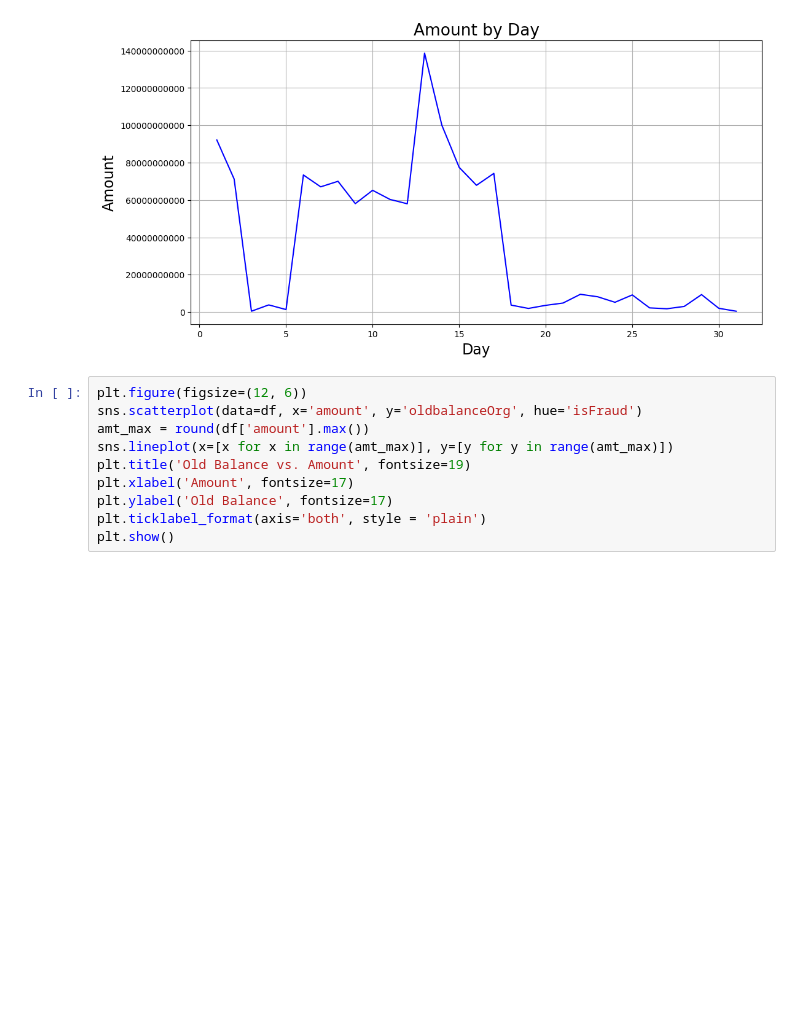
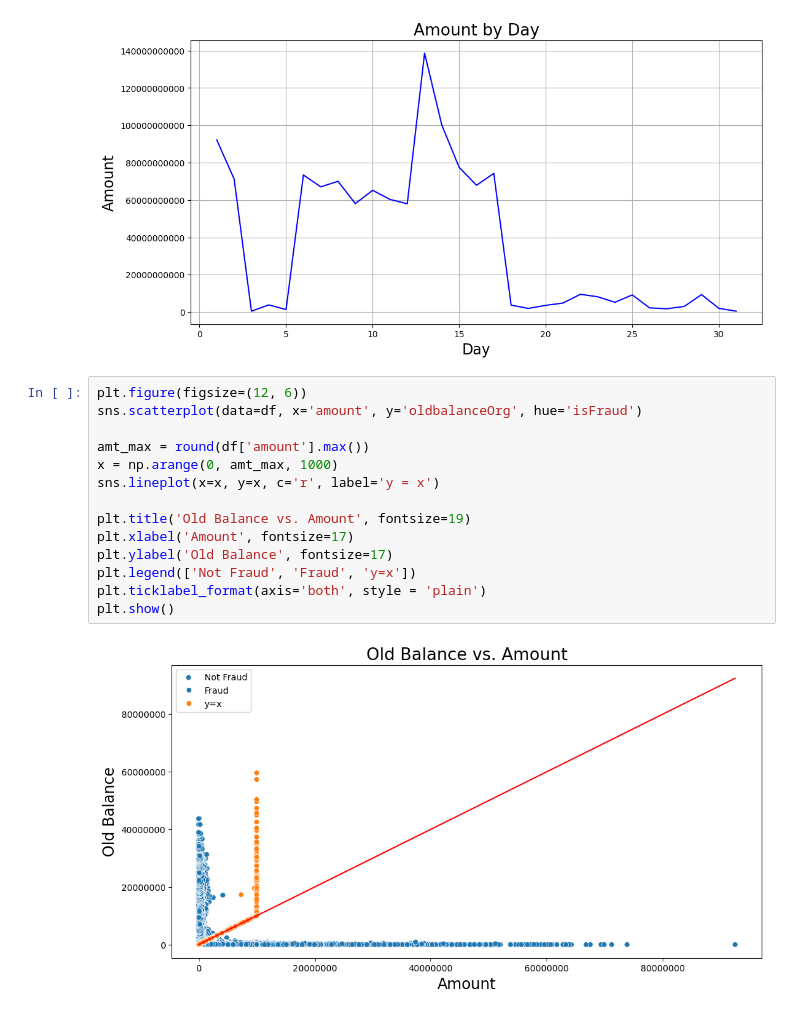
Before and after one commit to nguyentunhu/Financial-Fraud-Patterns-EDA, a Jupyter notebook: main.ipynb, the cells around one changed output. Drawn from its saved outputs; the diff is of its cells as text; blank space fills up the shorter version.

```diff
--- a/main.ipynb
+++ b/main.ipynb
@@ -251,13 +304,19 @@ plt.show()
 # %%
 plt.figure(figsize=(12, 6))
 sns.scatterplot(data=df, x='amount', y='oldbalanceOrg', hue='isFraud')
+
 amt_max = round(df['amount'].max())
-sns.lineplot(x=[x for x in range(amt_max)], y=[y for y in range(amt_max)])
+x = np.arange(0, amt_max, 1000)
+sns.lineplot(x=x, y=x, c='r', label='y = x')
+
 plt.title('Old Balance vs. Amount', fontsize=19)
 plt.xlabel('Amount', fontsize=17)
 plt.ylabel('Old Balance', fontsize=17)
+plt.legend(['Not Fraud', 'Fraud', 'y=x'])
 plt.ticklabel_format(axis='both', style = 'plain')
 plt.show()
+# %% [output]
+[figure, added]
 # %%
 cm = confusion_matrix(df['isFraud'], df['isFlaggedFraud'])
 
```
Also changed, not shown: parts of 7 cells of this notebook.
